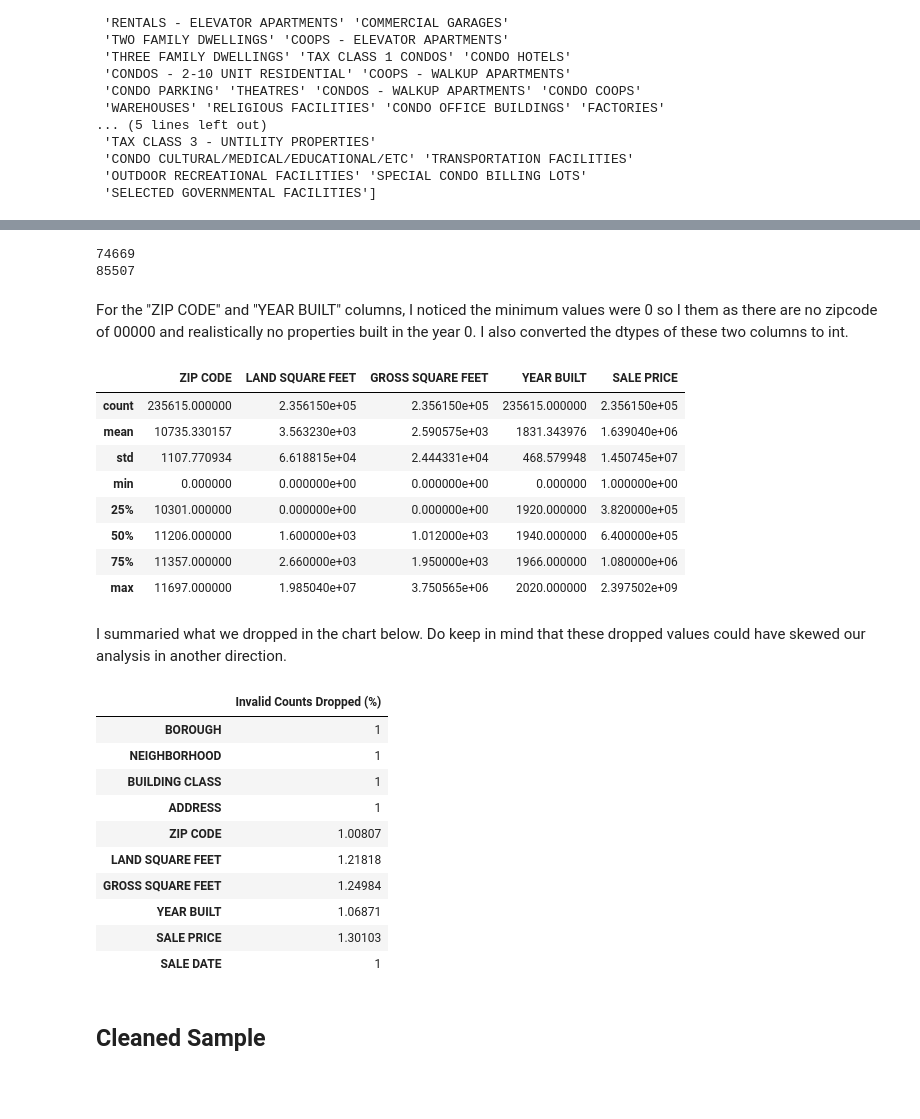
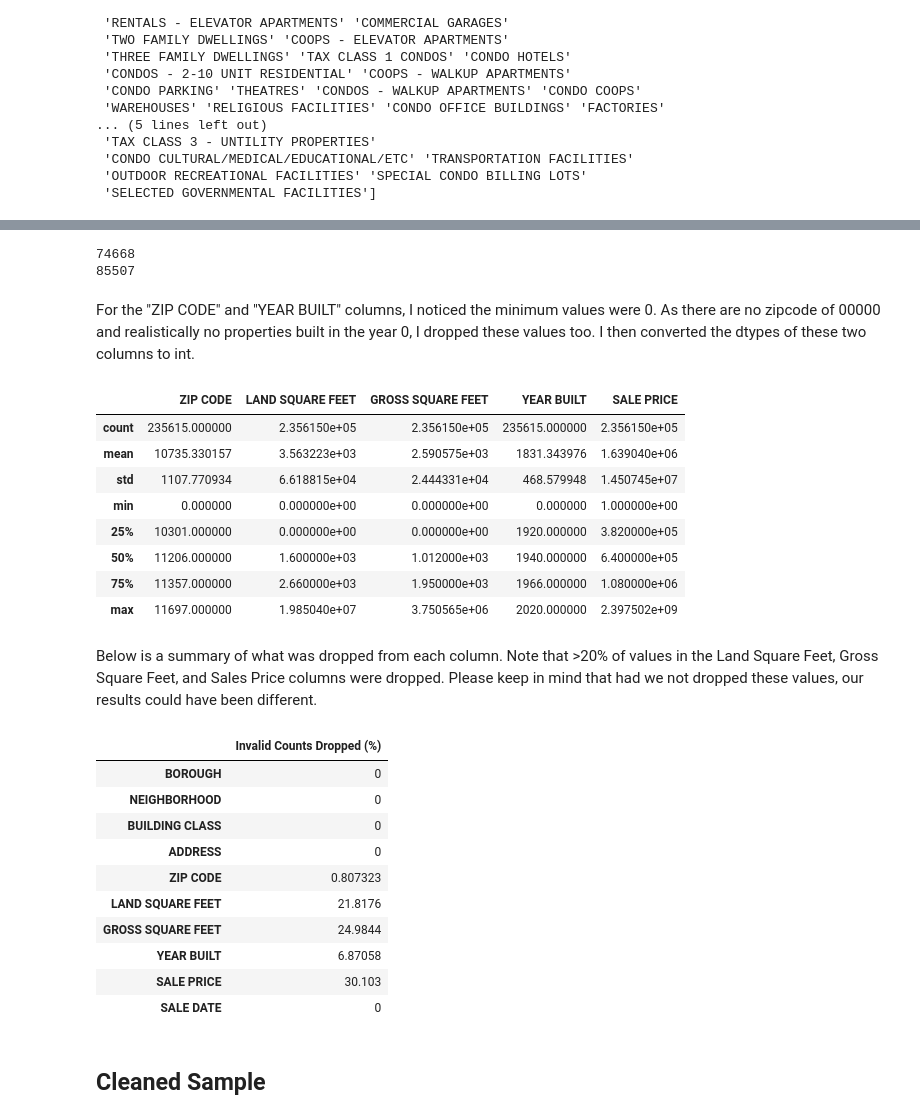
Before and after one commit to qlin1996/NYC_Property_Sales, a Jupyter notebook: NYC_Property_Sales.ipynb, the cells around one changed output, grey strips where cells are left out. Cells and saved outputs as stored; diff of their text form; code cells hidden in the pictures; blank space fills up the shorter version.

```diff
--- a/NYC_Property_Sales.ipynb
+++ b/NYC_Property_Sales.ipynb
@@ -128,8 +130,7 @@ print(predrop['BUILDING CLASS'].unique())
  '34 THEATRES' '39 TRANSPORTATION FACILITIES']
 # %%
 # after filtering out first two number and the extra space, there were 47 unique building types
-predrop['BUILDING CLASS'] = predrop['BUILDING CLASS'].str[2:]
-predrop['BUILDING CLASS'] = predrop['BUILDING CLASS'].apply(lambda x : x[1:] if x.startswith(" ") else x)
+predrop['BUILDING CLASS'] = predrop['BUILDING CLASS'].str[3:]
 predrop['BUILDING CLASS'] = predrop['BUILDING CLASS'].apply(lambda x : x[1:] if x.startswith(" ") else x)
 print(predrop['BUILDING CLASS'].nunique())
 print(predrop['BUILDING CLASS'].unique())
@@ -177,15 +170,11 @@ Instead, I filled null values with their partner columns, assuming land square f
 # %%
-# fill missing columns values from 'LAND SQUARE FEET' and 'GROSS SQUARE FEET' with one another
-nyc_property_sales['LAND SQUARE FEET'] = nyc_property_sales['LAND SQUARE FEET'].mask((nyc_property_sales['LAND SQUARE FEET'].isnull()) & (nyc_property_sales['GROSS SQUARE FEET'].notnull()), nyc_property_sales['GROSS SQUARE FEET'])
-nyc_property_sales['GROSS SQUARE FEET'] = nyc_property_sales['GROSS SQUARE FEET'].mask((nyc_property_sales['LAND SQUARE FEET'].notnull()) & (nyc_property_sales['GROSS SQUARE FEET'].isnull()), nyc_property_sales['LAND SQUARE FEET'])
-
-# number -0 values
+# count number of -0 values for later use
 print(len(nyc_property_sales[nyc_property_sales['LAND SQUARE FEET']=='- 0']))
 print(len(nyc_property_sales[nyc_property_sales['GROSS SQUARE FEET']=='- 0']))
 
-# convert 'LAND SQUARE FEET' and 'GROSS SQUARE FEET' to numbers. if value is null, fill with -1 and then drop it later.
+# convert 'LAND SQUARE FEET' and 'GROSS SQUARE FEET' to numbers. if value is null, fill with -1 so we can drop it later.
 nyc_property_sales['LAND SQUARE FEET'] = nyc_property_sales['LAND SQUARE FEET'].fillna('-1').map(lambda s: re.sub(r'[\-\,\s]', '', s)).map(int)
 nyc_property_sales['GROSS SQUARE FEET'] = nyc_property_sales['GROSS SQUARE FEET'].fillna('-1').map(lambda s: re.sub(r'[\-\,\s]', '', s)).map(int)
 # %% [output]
-74669
+74668
 85507
@@ -197,14 +183,14 @@ nyc_property_sales['GROSS SQUARE FEET'] = nyc_property_sales['GROSS SQUARE FEET'
 nyc_property_sales.dropna(axis=0, how='any', inplace=True)
 nyc_property_sales.drop = nyc_property_sales[(nyc_property_sales['LAND SQUARE FEET']!=-1) | (nyc_property_sales['GROSS SQUARE FEET']!=-1)]
 # %% [markdown]
-For the "ZIP CODE" and "YEAR BUILT" columns, I noticed the minimum values were 0 so I them as there are no zipcode of 00000 and realistically no properties built in the year 0. I also converted the dtypes of these two columns to int.
+For the "ZIP CODE" and "YEAR BUILT" columns, I noticed the minimum values were 0. As there are no zipcode of 00000 and realistically no properties built in the year 0, I dropped these values too. I then converted the dtypes of these two columns to int.
 # %%
 # description of each numeric column
 nyc_property_sales.describe()
 # %% [output]
 |  | ZIP CODE | LAND SQUARE FEET | GROSS SQUARE FEET | YEAR BUILT | SALE PRICE |
 | count | 235615.000000 | 2.356150e+05 | 2.356150e+05 | 235615.000000 | 2.356150e+05 |
-| mean | 10735.330157 | 3.563230e+03 | 2.590575e+03 | 1831.343976 | 1.639040e+06 |
+| mean | 10735.330157 | 3.563223e+03 | 2.590575e+03 | 1831.343976 | 1.639040e+06 |
 | std | 1107.770934 | 6.618815e+04 | 2.444331e+04 | 468.579948 | 1.450745e+07 |
 | min | 0.000000 | 0.000000e+00 | 0.000000e+00 | 0.000000 | 1.000000e+00 |
 | 25% | 10301.000000 | 0.000000e+00 | 0.000000e+00 | 1920.000000 | 3.820000e+05 |
@@ -219,35 +205,35 @@ nyc_property_sales = nyc_property_sales[nyc_property_sales['YEAR BUILT']>0]
 # convert 'ZIP CODE' and 'YEAR BUILT' from float to int
 nyc_property_sales['ZIP CODE']=nyc_property_sales['ZIP CODE'].map(lambda x: int(x))
 nyc_property_sales['YEAR BUILT']=nyc_property_sales['YEAR BUILT'].map(lambda x: int(x))
-# %% [markdown]
-I summaried what we dropped in the chart below. Do keep in mind that these dropped values could have skewed our analysis in another direction.
+# %% [markdown]
+Below is a summary of what was dropped from each column. Note that >20% of values in the Land Square Feet, Gross Square Feet, and Sales Price columns were dropped. Please keep in mind that had we not dropped these values, our results could have been different.
 # %%
 # count how many were nulls/0s/invalid values for each column
 invalids_cells = pd.DataFrame([],index = nyc_property_sales.columns, columns=['Invalid Counts Dropped (%)'])
-invalids_cells.loc['BOROUGH'] = predrop['BOROUGH'].isnull().count()/len(predrop)
-invalids_cells.loc['NEIGHBORHOOD'] = predrop['NEIGHBORHOOD'].isnull().count()/len(predrop)
-invalids_cells.loc['BUILDING CLASS'] = predrop['BUILDING CLASS'].isnull().count()/len(predrop)
-invalids_cells.loc['ADDRESS'] = predrop['ADDRESS'].isnull().count()/len(predrop)
-invalids_cells.loc['ZIP CODE'] = (predrop['ZIP CODE'].isnull().count() + len(predrop[predrop['ZIP CODE']==0.0])) / len(predrop)
-invalids_cells.loc['LAND SQUARE FEET'] = (predrop['LAND SQUARE FEET'].isnull().count() + 74669) / len(predrop)
-invalids_cells.loc['GROSS SQUARE FEET'] = (predrop['GROSS SQUARE FEET'].isnull().count() + 85507) / len(predrop)
-invalids_cells.loc['YEAR BUILT'] = (predrop['YEAR BUILT'].isnull().count() + len(predrop[predrop['YEAR BUILT']==0.0])) / len(predrop)
-invalids_cells.loc['SALE PRICE'] = (predrop['SALE PRICE'].isnull().count() + len(predrop[predrop['SALE PRICE']<=0.0])) / len(predrop)
-invalids_cells.loc['SALE DATE'] = predrop['SALE DATE'].isnull().count()/len(predrop)
+invalids_cells.loc['BOROUGH'] = (len(nyc_property_sales)-nyc_property_sales['BOROUGH'].count()) / len(predrop) * 100
+invalids_cells.loc['NEIGHBORHOOD'] = (len(nyc_property_sales)-nyc_property_sales['NEIGHBORHOOD'].count()) /len(predrop) * 100
+invalids_cells.loc['BUILDING CLASS'] = (len(nyc_property_sales)-nyc_property_sales['BUILDING CLASS'].count()) / len(predrop) * 100
+invalids_cells.loc['ADDRESS'] = (len(nyc_property_sales)-nyc_property_sales['ADDRESS'].count()) / len(predrop) * 100
+invalids_cells.loc['ZIP CODE'] = ((len(nyc_property_sales)-nyc_property_sales['ZIP CODE'].count())  + len(predrop[predrop['ZIP CODE']==0.0])) / len(predrop) * 100
+invalids_cells.loc['LAND SQUARE FEET'] = (len(nyc_property_sales)-nyc_property_sales['LAND SQUARE FEET'].count() + 74669) / len(predrop) * 100
+invalids_cells.loc['GROSS SQUARE FEET'] = (len(nyc_property_sales)-nyc_property_sales['GROSS SQUARE FEET'].count() + 85507) / len(predrop) * 100
+invalids_cells.loc['YEAR BUILT'] = ((len(nyc_property_sales)-nyc_property_sales['YEAR BUILT'].count()) + len(predrop[predrop['YEAR BUILT']==0.0])) / len(predrop) * 100
+invalids_cells.loc['SALE PRICE'] = ((len(nyc_property_sales)-nyc_property_sales['SALE PRICE'].count()) + len(predrop[predrop['SALE PRICE']<=0.0])) / len(predrop) * 100
+invalids_cells.loc['SALE DATE'] = (len(nyc_property_sales)-nyc_property_sales['SALE DATE'].count()) / len(predrop) * 100
 
 invalids_cells
 # %% [output]
 |  | Invalid Counts Dropped (%) |
-| BOROUGH | 1 |
-| NEIGHBORHOOD | 1 |
-| BUILDING CLASS | 1 |
-| ADDRESS | 1 |
-| ZIP CODE | 1.00807 |
-| LAND SQUARE FEET | 1.21818 |
-| GROSS SQUARE FEET | 1.24984 |
-| YEAR BUILT | 1.06871 |
-| SALE PRICE | 1.30103 |
-| SALE DATE | 1 |
+| BOROUGH | 0 |
+| NEIGHBORHOOD | 0 |
+| BUILDING CLASS | 0 |
+| ADDRESS | 0 |
+| ZIP CODE | 0.807323 |
+| LAND SQUARE FEET | 21.8176 |
+| GROSS SQUARE FEET | 24.9844 |
+| YEAR BUILT | 6.87058 |
+| SALE PRICE | 30.103 |
+| SALE DATE | 0 |
 # %% [markdown]
 ## Cleaned Sample
 # %%
```
Also changed, not shown: parts of 25 cells of this notebook.
